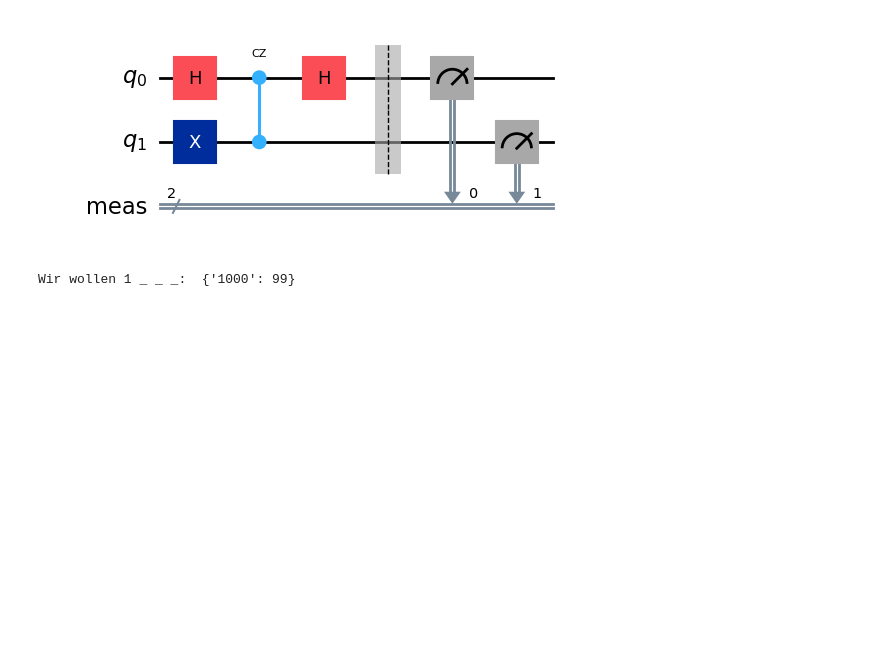
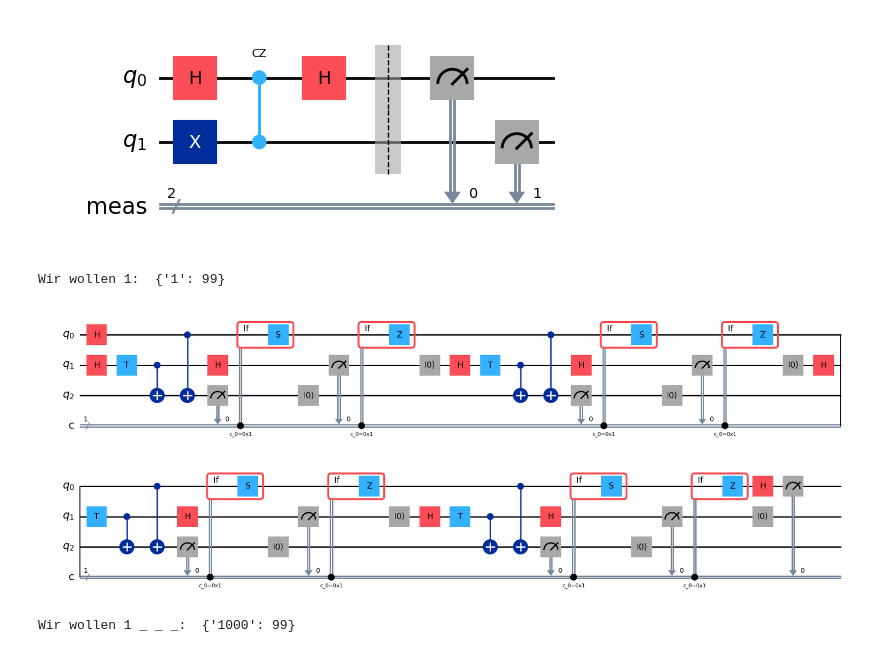
Before and after one commit to RicemanBoy/qc_researchproject, a Jupyter notebook: Rotated Surface Code/Eigener Surface Code.ipynb, the cells around one changed output. Saved outputs shown, nothing was run; the diff lists cells and outputs as text; code cells hidden in the pictures; blank space fills up the shorter version.

```diff
--- a/Rotated Surface Code/Eigener Surface Code.ipynb
+++ b/Rotated Surface Code/Eigener Surface Code.ipynb
@@ -1237,6 +1265,49 @@ qc.draw("mpl")
 # %% [output]
 {'11': 99}
 [figure]
+# %%
+qr = QuantumRegister(3,"q")             #Klassisches Version von der T-Gate Initialisierung funktioniert!!!
+cbit = ClassicalRegister(1,"c")
+
+qc = QuantumCircuit(qr,cbit)
+
+qc.h(0)
+
+for i in range(4):                         #4-mal T-Gate auf |+> ---> |->
+    qc.h(1)
+    qc.t(1)
+
+    qc.cx(1,2)
+    qc.cx(0,2)
+
+    qc.measure(2,0)
+
+    with qc.if_test((0,1)):
+        qc.s(0)
+
+    qc.h(1)
+
+    qc.measure(1,0)
+
+    with qc.if_test((0,1)):
+        qc.z(0)
+    qc.reset(1)
+    qc.reset(2)
+qc.h(0)
+
+qc.measure(0,0)
+
+sim = AerSimulator()
+job = sim.run(qc, shots=99)
+result = job.result()
+counts = result.get_counts()
+
+print("Wir wollen 1: ", counts)
+
+qc.draw("mpl")
+# %% [output]
+Wir wollen 1:  {'1': 99}
+[figure, added]
 # %%
 qc = rot_surf_code(2)               #Logische Version vom Controlled S funktioniert net gescheid :/
 
```
Also changed, not shown: parts of 4 cells of this notebook.
